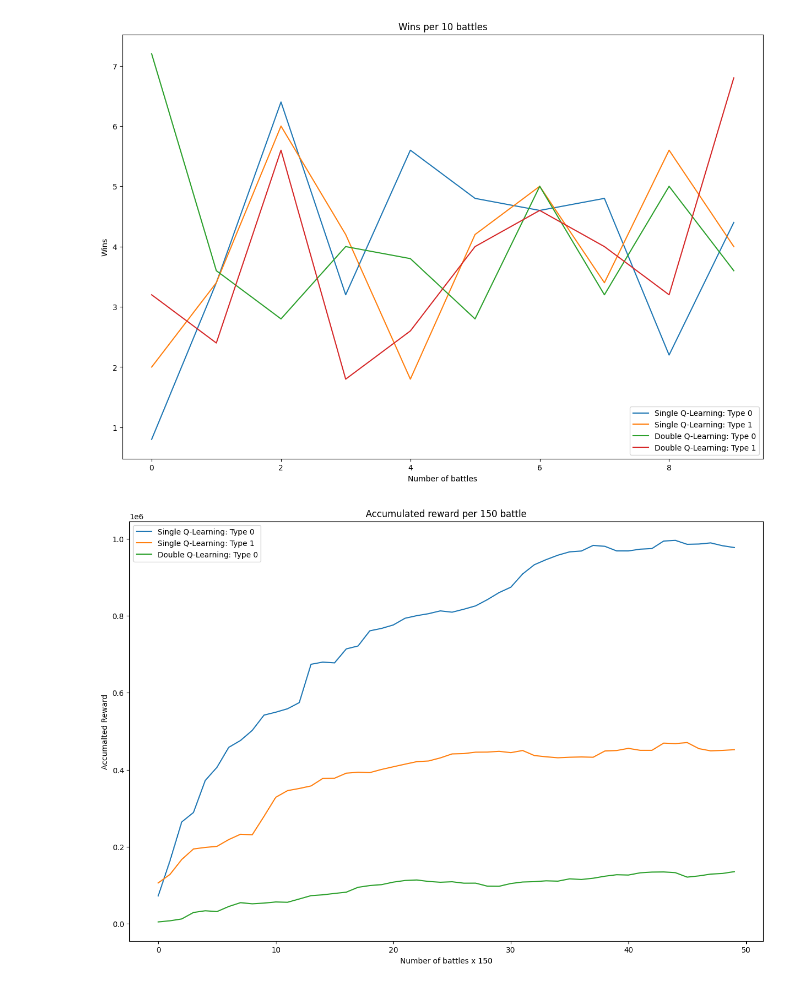
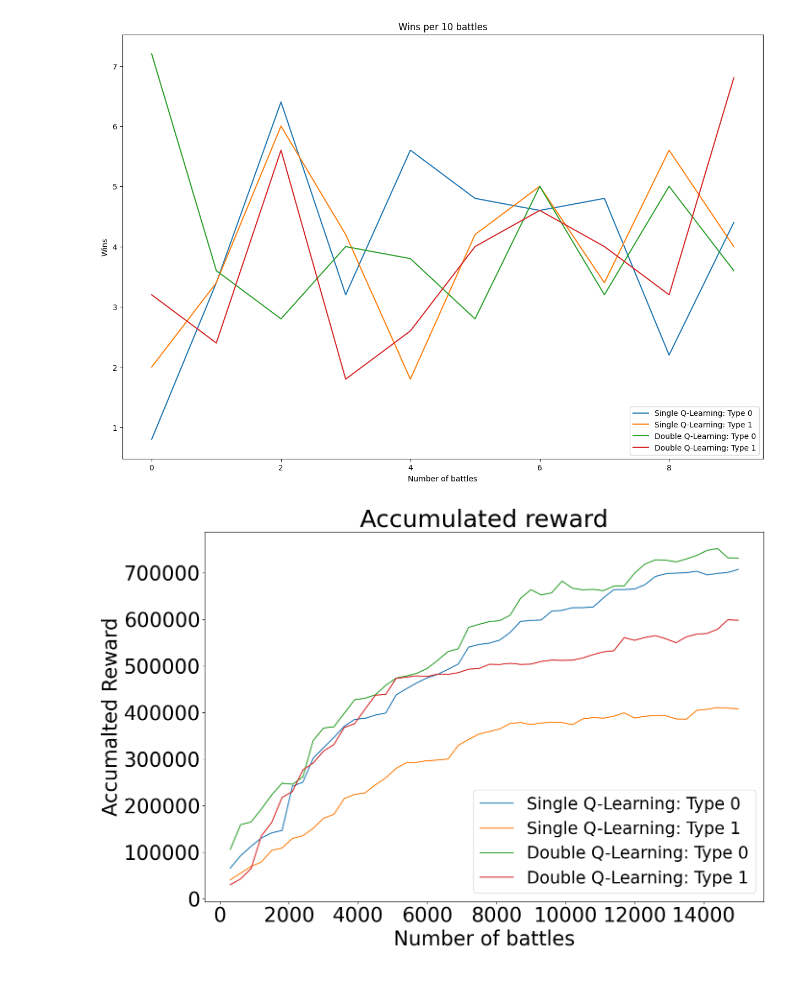
Before and after one commit to Harman367/Reinforcement-Learning-AI, a Jupyter notebook: Results/Results.ipynb, the cells around one changed output. Saved outputs shown, nothing was run; the diff lists cells and outputs as text; code cells hidden in the pictures.

```diff
--- a/Results/Results.ipynb
+++ b/Results/Results.ipynb
@@ -247,26 +247,33 @@ plt.show()
 # %%
 #Load all data
 data_s0 = pd.read_json('JSON/Reward Avg Single Q-Learning Type 0.json')
 data_s1 = pd.read_json('JSON/Reward Avg Single Q-Learning Type 1.json')
 data_d0 = pd.read_json('JSON/Reward Avg Double Q-Learning Type 0.json')
+data_d1 = pd.read_json('JSON/Reward Avg Double Q-Learning Type 1.json')
 
 #Get results
 reward_s0 = data_s0['results']
 reward_s1 = data_s1['results']
 reward_d0 = data_d0['results']
+reward_d1 = data_d1['results']
+
+x = [*range(300, 50*301, 300)]
+
+plt.rcParams.update({'font.size': 30})
 
 #Plot results
 plt.figure(figsize=(15, 10))
-plt.title('Accumulated reward per 150 battle')
-plt.xlabel('Number of battles x 150')
+plt.title('Accumulated reward')
+plt.xlabel('Number of battles')
 plt.ylabel('Accumalted Reward')
-plt.plot(reward_s0, label='Single Q-Learning: Type 0')
-plt.plot(reward_s1, label='Single Q-Learning: Type 1')
-plt.plot(reward_d0, label='Double Q-Learning: Type 0')
-plt.legend()
+plt.plot(x, reward_s0, label='Single Q-Learning: Type 0')
+plt.plot(x, reward_s1, label='Single Q-Learning: Type 1')
+plt.plot(x, reward_d0, label='Double Q-Learning: Type 0')
+plt.plot(x, reward_d1, label='Double Q-Learning: Type 1')
+plt.legend(prop={'size': 25})
 plt.show()
 # %% [output]
-[figure, old version]
+[figure, new version]
 # %%
 #Load all data
 data_s0 = pd.read_json('JSON/Wins Avg Single Q-Learning Type 0.json')
```
Also changed, not shown: parts of 6 cells of this notebook, 15 other files.
